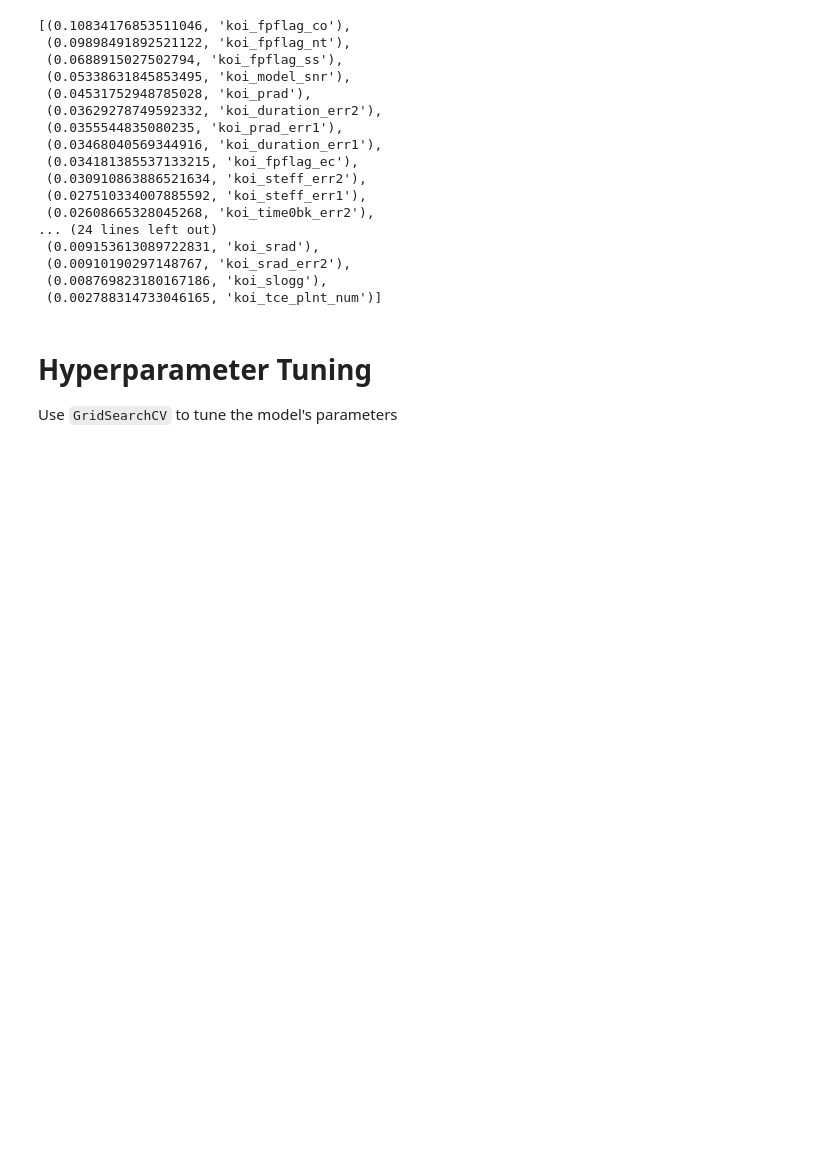
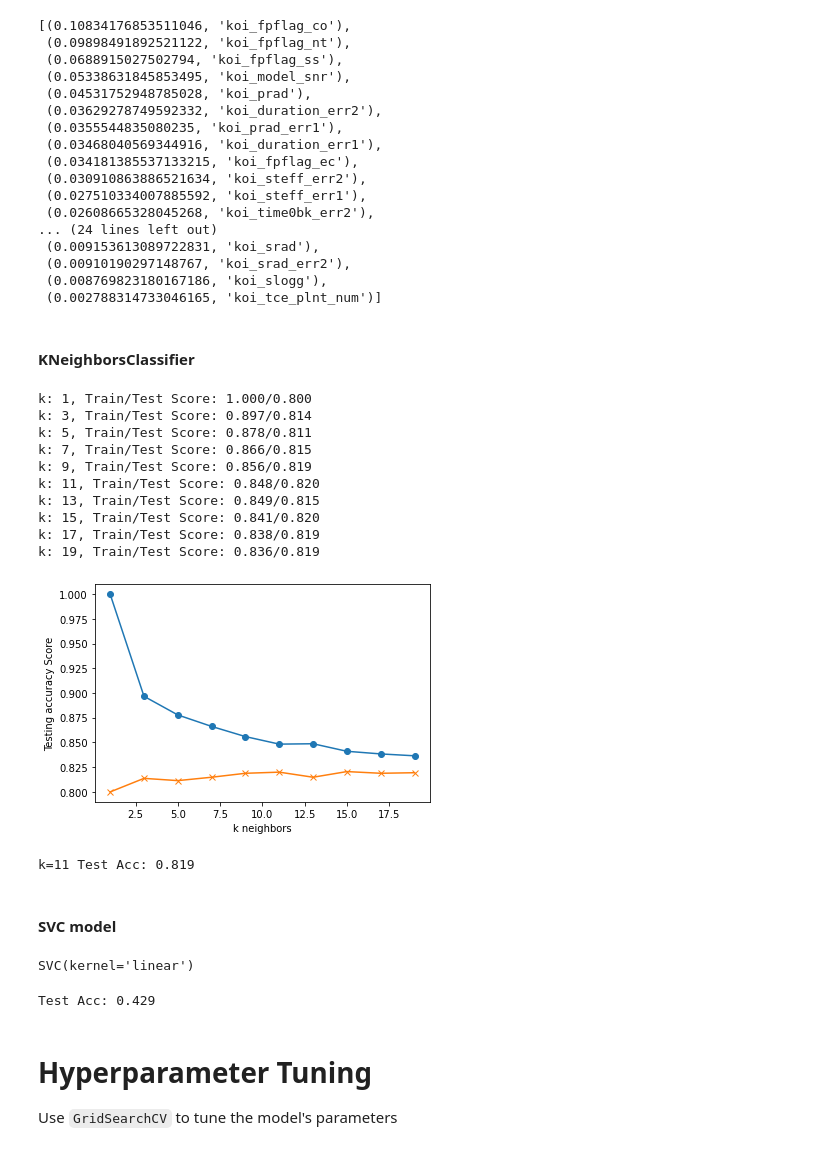
Before and after one commit to supriyada/machine-learning-challenge, a Jupyter notebook: starter_code/model_1_decision_tree_random_forest.ipynb, the cells around one changed output. Cells and saved outputs as stored; diff of their text form; code cells hidden in the pictures; blank space fills up the shorter version.

Commit message:
Update svc model

```diff
--- a/starter_code/model_1_decision_tree_random_forest.ipynb
+++ b/starter_code/model_1_decision_tree_random_forest.ipynb
@@ -138,6 +138,62 @@ sorted(zip(model2.feature_importances_, selected_features), reverse=True)
  (0.00910190297148767, 'koi_srad_err2'),
  (0.008769823180167186, 'koi_slogg'),
  (0.002788314733046165, 'koi_tce_plnt_num')]
+# %% [markdown]
+#### KNeighborsClassifier
+# %%
+import matplotlib.pyplot as plt
+from sklearn.neighbors import KNeighborsClassifier
+# Loop through different k values to see which has the highest accuracy
+# Note: We only use odd numbers because we don't want any ties
+train_scores = []
+test_scores = []
+for k in range(1, 20, 2):
+    knn = KNeighborsClassifier(n_neighbors=k)
+    knn.fit(X_train_scaled, y_train)
+    train_score = knn.score(X_train_scaled, y_train)
+    test_score = knn.score(X_test_scaled, y_test)
+    train_scores.append(train_score)
+    test_scores.append(test_score)
+    print(f"k: {k}, Train/Test Score: {train_score:.3f}/{test_score:.3f}")
+
+
+plt.plot(range(1, 20, 2), train_scores, marker='o')
+plt.plot(range(1, 20, 2), test_scores, marker="x")
+plt.xlabel("k neighbors")
+plt.ylabel("Testing accuracy Score")
+plt.show()
+# %% [output]
+k: 1, Train/Test Score: 1.000/0.800
+k: 3, Train/Test Score: 0.897/0.814
+k: 5, Train/Test Score: 0.878/0.811
+k: 7, Train/Test Score: 0.866/0.815
+k: 9, Train/Test Score: 0.856/0.819
+k: 11, Train/Test Score: 0.848/0.820
+k: 13, Train/Test Score: 0.849/0.815
+k: 15, Train/Test Score: 0.841/0.820
+k: 17, Train/Test Score: 0.838/0.819
+k: 19, Train/Test Score: 0.836/0.819
+[figure, added]
+# %%
+# Note that k: 13 seems to be the best choice for this dataset
+knn = KNeighborsClassifier(n_neighbors=23)
+knn.fit(X_train_scaled, y_train)
+print('k=11 Test Acc: %.3f' % knn.score(X_test_scaled, y_test))
+# %% [output]
+k=11 Test Acc: 0.819
+# %% [markdown]
+#### SVC model
+# %%
+# Support vector machine linear classifier
+from sklearn.svm import SVC
+model4 = SVC(kernel ='linear')
+model4.fit(X_train_scaled, y_train)
+# %% [output]
+SVC(kernel='linear')
+# %%
+print('Test Acc: %.3f' % model4.score(X_test, y_test))
+# %% [output]
+Test Acc: 0.429
 # %% [markdown]
 # Hyperparameter Tuning
 
```
Also changed, not shown: parts of 4 cells of this notebook.
